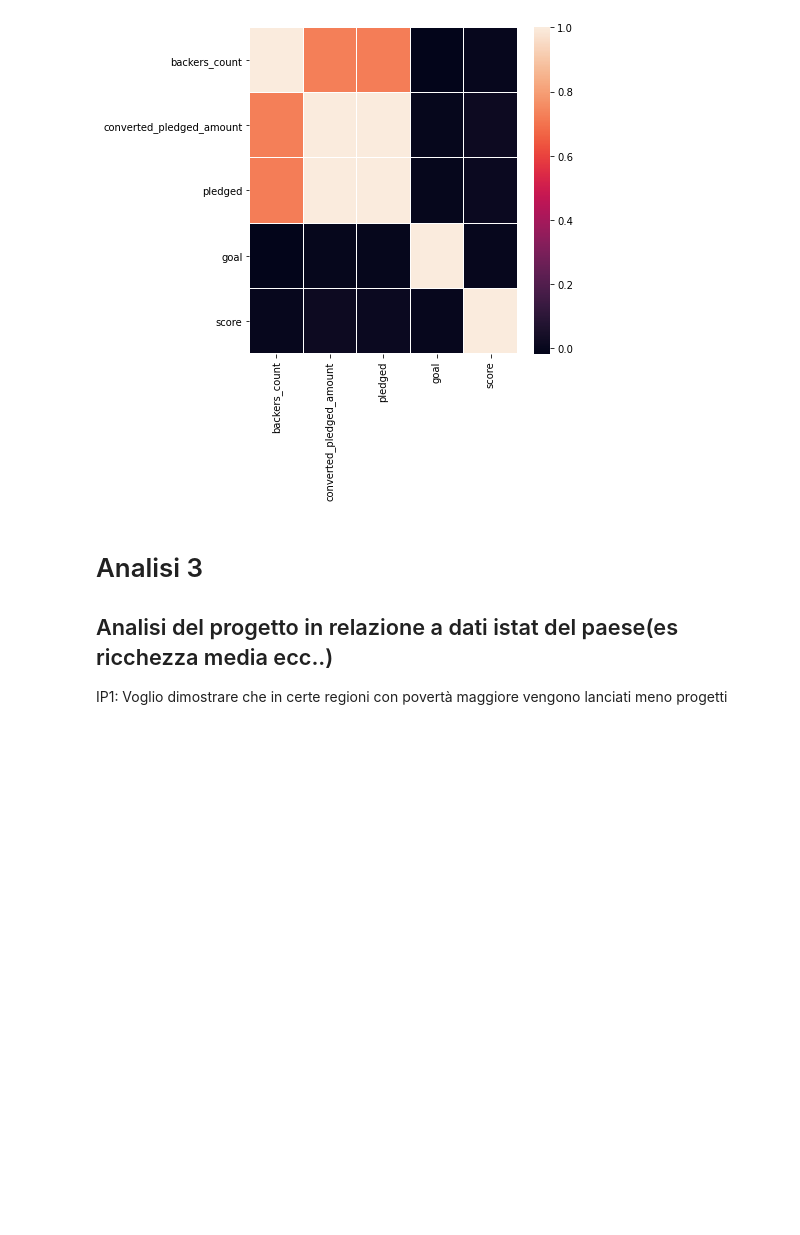
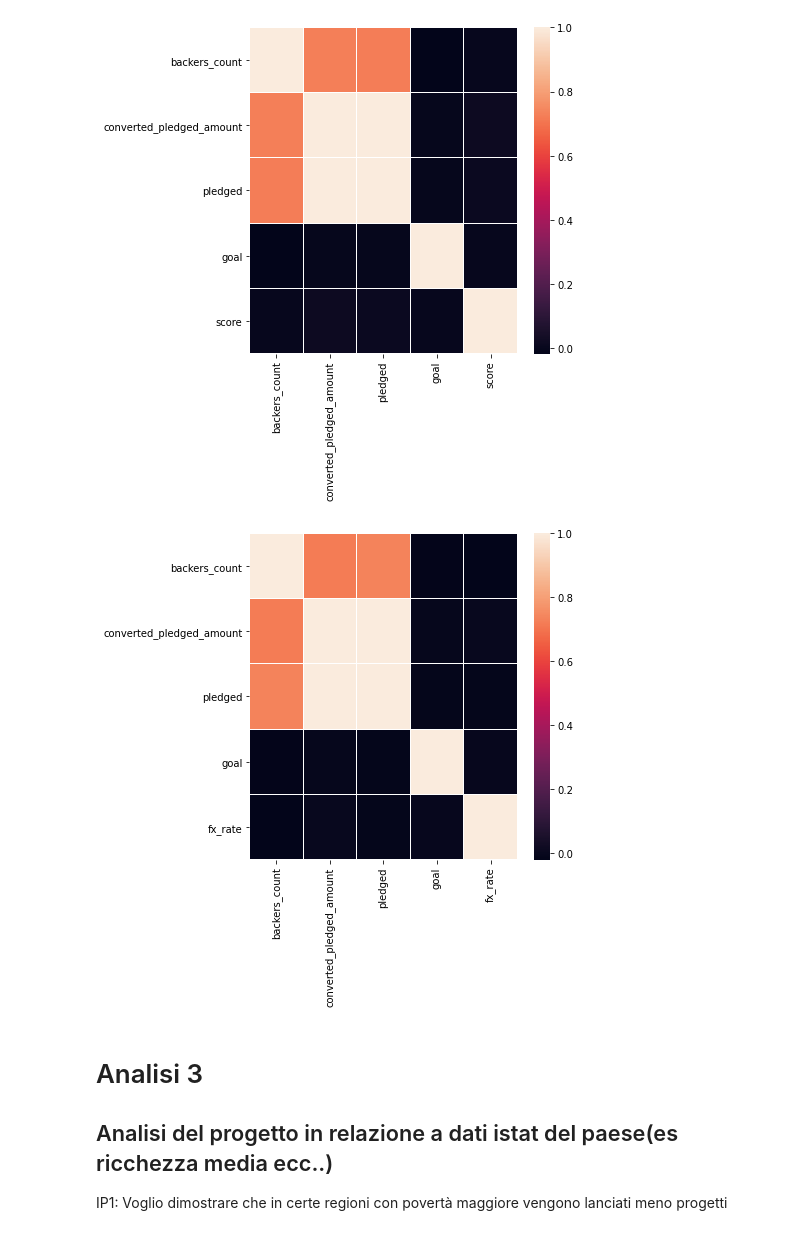
Before and after one commit to AlessandroCapici/Tesi_Triennale, a Jupyter notebook: Analisi dati.ipynb, the cells around one changed output. Cells and saved outputs as stored; diff of their text form; code cells hidden in the pictures; blank space fills up the shorter version.

```diff
--- a/Analisi dati.ipynb
+++ b/Analisi dati.ipynb
@@ -80,6 +80,14 @@ fig, ax = plt.subplots(figsize=(6,6))
 sea.heatmap(corr, xticklabels=corr.columns, yticklabels=corr.columns, ax=ax, linewidths=0.01);
 # %% [output]
 [figure]
+# %%
+query="select backers_count, converted_pledged_amount,pledged,name_category,goal,fx_rate from l0 where state=4 or state=1"
+result_query1=sql.read_sql_query(query,engine)
+corr=result_query1.corr()
+fig, ax = plt.subplots(figsize=(6,6))
+sea.heatmap(corr, xticklabels=corr.columns, yticklabels=corr.columns, ax=ax, linewidths=0.01);
+# %% [output]
+[figure, added]
 # %% [markdown]
 # Analisi 3
 
```
Also changed, not shown: parts of 12 cells of this notebook, 2 other files.
